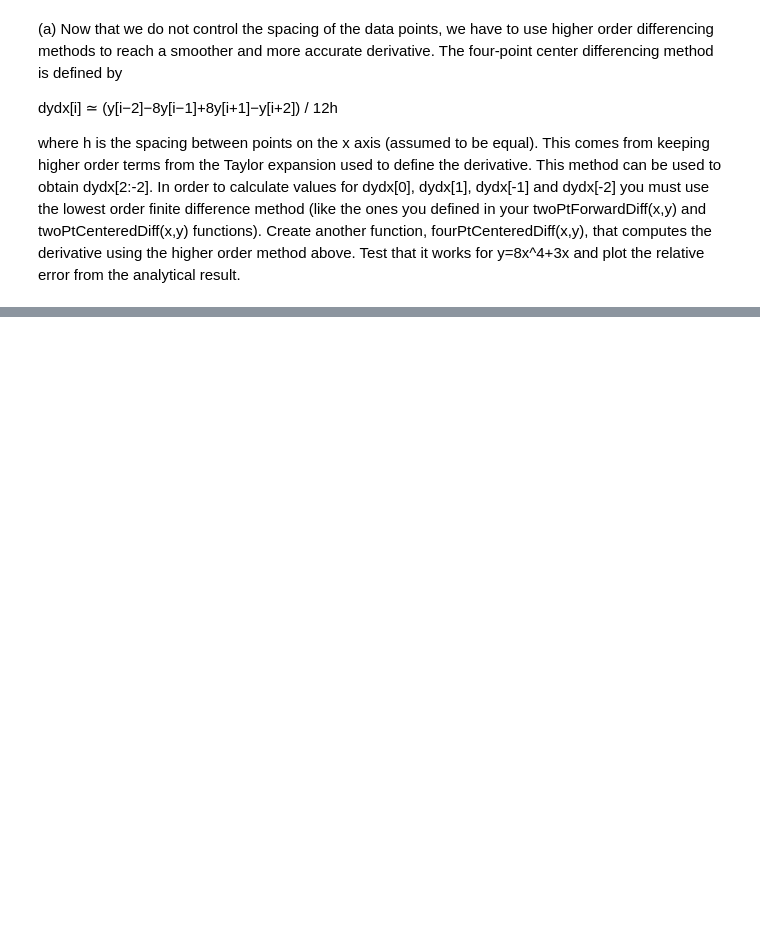
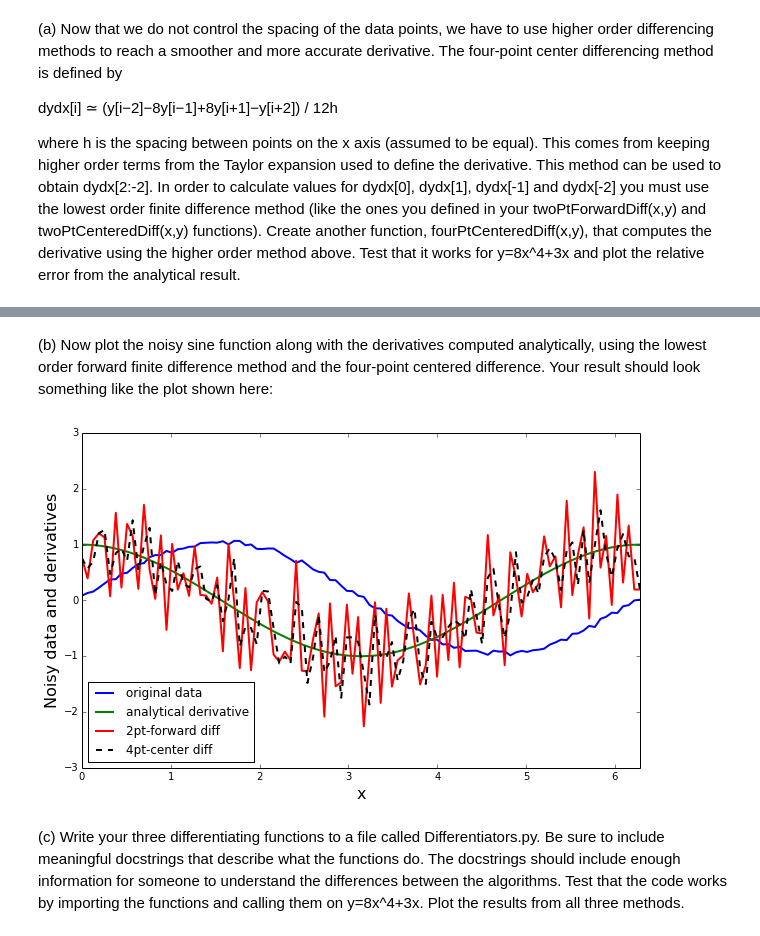
Before and after one commit to jpelgrif/PHYS202-S14, a Jupyter notebook: SciPy/DifferentiationExercises.ipynb, the cells around one changed output, grey strips where cells are left out. Drawn from its saved outputs; the diff is of its cells as text; code cells hidden in the pictures; blank space fills up the shorter version.

```diff
--- a/SciPy/DifferentiationExercises.ipynb
+++ b/SciPy/DifferentiationExercises.ipynb
@@ -172,0 +185,28 @@ plt.show()
+# %% [markdown]
+(b) Now plot the noisy sine function along with the derivatives computed analytically, using the lowest order forward finite difference method and the four-point centered difference. Your result should look something like the plot shown here:
+# %%
+x = np.linspace(0,2*pi,100)
+y = np.sin(x) + 0.1*random.random(size=x.shape)
+
+dydx1 = twoPtForwardDiff(x,y)
+dydx2 = fourPtCenteredDiff(x,y)
+dydxExact = np.cos(x)
+
+plt.figure(figsize=(10, 6), dpi=80)
+
+plt.xlabel('x',fontsize=16)
+plt.ylabel('Noisy data and derivatives',fontsize=16)
+
+plt.plot(x,y,label='original data',linewidth=2)
+plt.plot(x,dydxExact,label='analytical derivative',linewidth=2)
+plt.plot(x,dydx1,label='2pt-forward diff',linewidth=2)
+plt.plot(x,dydx2,'k--',label='4pt-center diff',linewidth=2)
+
+plt.xlim(min(x),max(x))
+plt.legend(loc='best')
+
+plt.show()
+# %% [output]
+[figure, added]
+# %% [markdown]
+(c) Write your three differentiating functions to a file called Differentiators.py. Be sure to include meaningful docstrings that describe what the functions do. The docstrings should include enough information for someone to understand the differences between the algorithms. Test that the code works by importing the functions and calling them on y=8x^4+3x. Plot the results from all three methods.
```
Also changed, not shown: parts of 5 cells of this notebook, 2 other files.
